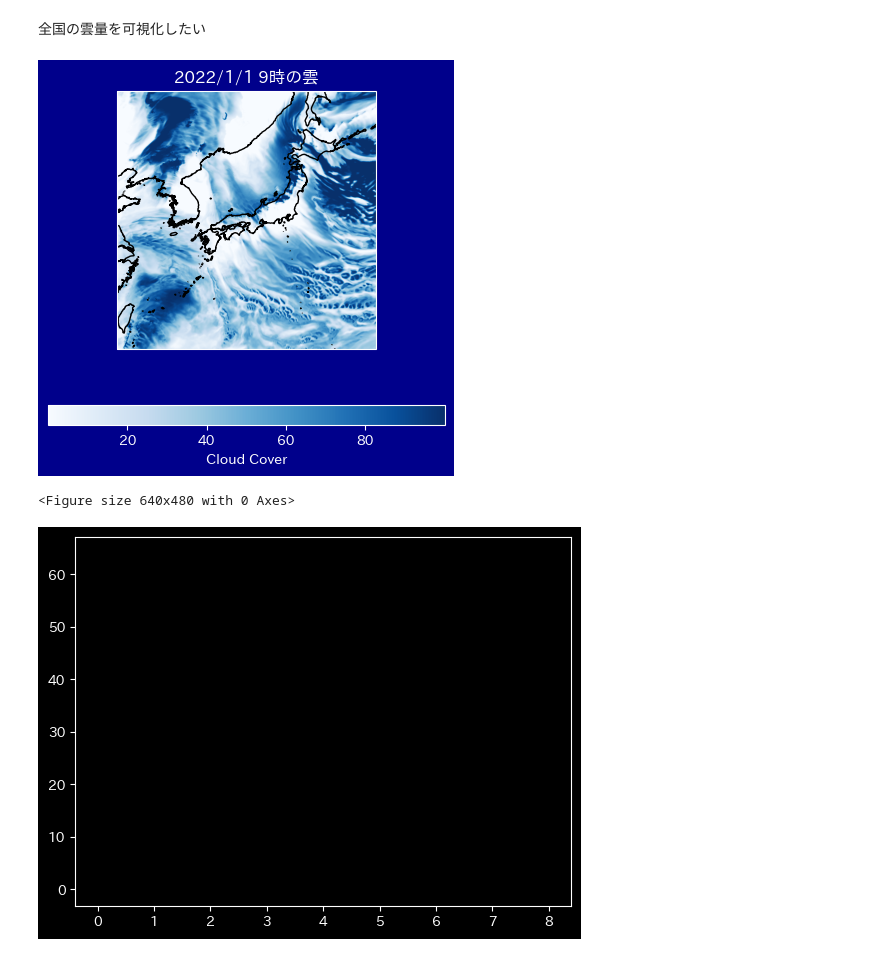
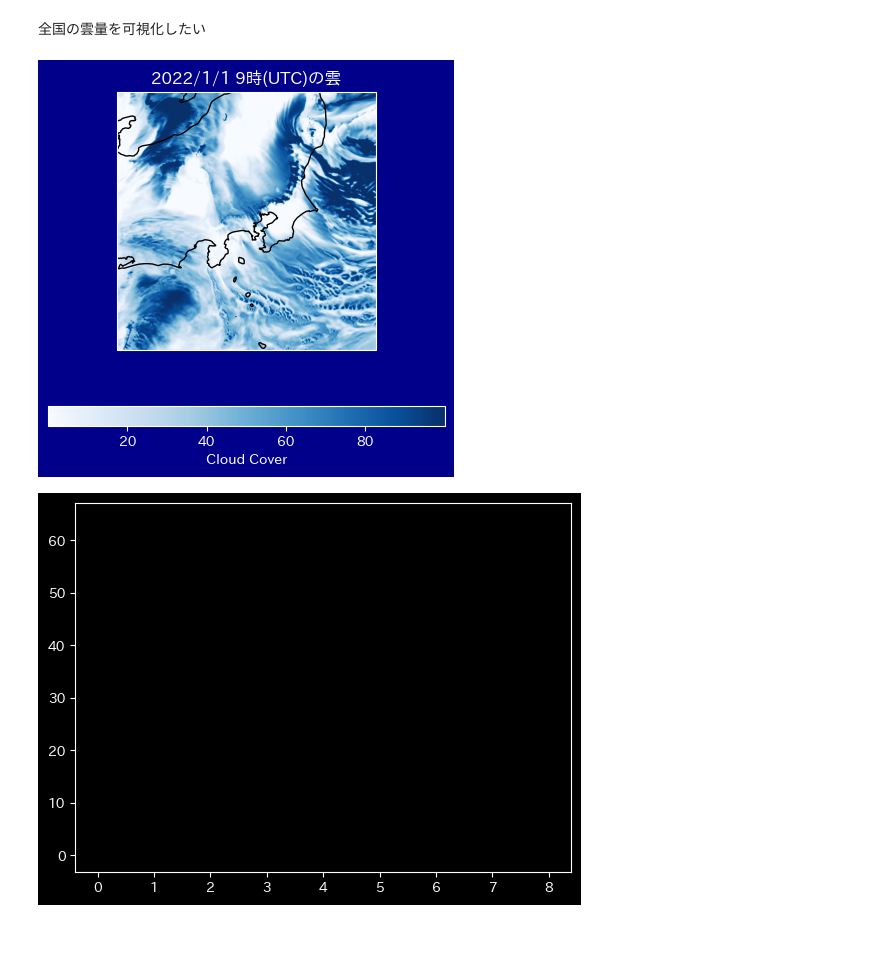
Before and after one commit to Ryo-Suzukii/ForecastCloudinJapan, a Jupyter notebook: EDA/visualize_amount_cloud.ipynb, the cells around one changed output. Drawn from its saved outputs; the diff is of its cells as text; code cells hidden in the pictures.

```diff
--- a/EDA/visualize_amount_cloud.ipynb
+++ b/EDA/visualize_amount_cloud.ipynb
@@ -16,8 +16,13 @@ import shutil
 class PlotCloudOnJapan:
     def __init__(self, date:dt.datetime):
         self.date = date
+        self.map_data = {
+            "zenkoku":[127, 147, 27, 47],
+            "hokkaido":[139, 147, 39, 47],
+            "kanto":[137, 142, 33, 38],
+        }
 
-    def plot(self, hour: int, isgif=False):
+    def plot(self, hour: int, isgif=False,map=None):
         # データを読み込む
         ds = xr.open_dataset(f"../data/{self.date.year}/{str(self.date.month).zfill(2)}/{self.date.year}_{str(self.date.month).zfill(2)}{str(self.date.day).zfill(2)}.nc")
 
@@ -34,20 +39,31 @@ class PlotCloudOnJapan:
         # 欠損値をマスクする
         masked_data = np.ma.masked_where(np.isnan(cloud_array), cloud_array)
 
+        # 表示する範囲の指定
+        if isinstance(map,str):
+            try:
+                map_range = self.map_data[map]
+            except KeyError:
+                print("辞書にないため全国表示します")
+                map_range = self.map_data["zenkoku"]
+
+        if isinstance(map,list):
+            map_range = map
+
         # 地図を作成する
         fig, ax = plt.subplots(facecolor="darkblue", subplot_kw={'projection': crs.PlateCarree()})
-        ax.set_extent([120, 150, 20, 50], crs.PlateCarree())
+        ax.set_extent(map_range, crs.PlateCarree())
         ax.coastlines(resolution='10m')
 
         # カラーマップを設定する
         cmap = plt.colormaps.get_cmap('Blues')
 
         # プロットする
-        img = ax.imshow(masked_data, cmap=cmap, origin='upper', extent=[120, 150, 20, 50], transform=crs.PlateCarree())
+        img = ax.imshow(masked_data, cmap=cmap, origin='upper', extent=map_range, transform=crs.PlateCarree())
         cbar = plt.colorbar(img, cmap=cmap, orientation='horizontal', shrink=0.8)
         cbar.set_label('Cloud Cover')
 
-        ax.set_title(f"{self.date.year}/{self.date.month}/{self.date.day} {self.date.hour}時の雲")
+        ax.set_title(f"{self.date.year}/{self.date.month}/{self.date.day} {self.date.hour}時(UTC)の雲")
 
         # gifにするならtmp画像として保存
         if isgif:
@@ -56,13 +72,13 @@ class PlotCloudOnJapan:
         else:
             plt.show()
 
-    def plot_gif(self):
+    def plot_gif(self,maps=None):
         ims = []
 
         # TODO
         # 1~23時までにしている範囲を引数によって変えられるようにする
         for hour in range(1,23):
-            im = self.plot(hour,True)
+            im = self.plot(hour,True,map=maps)
             plt.clf()
             plt.close()
 
@@ -71,7 +87,7 @@ class PlotCloudOnJapan:
         images = list(map(lambda file : Image.open(file) , files))
 
         # gifにする
-        images[0].save('../png/image.gif', save_all=True, append_images=images[1:], duration=400, loop=0)
+        images[0].save('../png/image1.gif', save_all=True, append_images=images[1:], duration=400, loop=0)
 
         # tmpフォルダ空にする (tmpフォルダごと削除->tmpフォルダの作成をしてるから今後tmpフォルダ使うなら修正必要)
         shutil.rmtree("../tmp")
@@ -81,15 +95,13 @@ a = 1
 # %%
-date = dt.datetime(2022,1,1,a)
+date = dt.datetime(2022,1,1,9)
 pcoj = PlotCloudOnJapan(date)
-pcoj.plot(9)
+pcoj.plot(9,map="kanto")
 # %% [output]
-[figure, old version]
+[figure, new version]
 # %%
-date = dt.datetime(2022,1,1,a)
+date = dt.datetime(2022,1,1,1)
 pcoj = PlotCloudOnJapan(date)
-pcoj.plot_gif()
+pcoj.plot_gif("hokkaido")
-# %% [output]
-<Figure size 640x480 with 0 Axes>
 # %%
 import numpy as np
 import matplotlib.pyplot as plt
```
Also changed, not shown: parts of 3 cells of this notebook.
